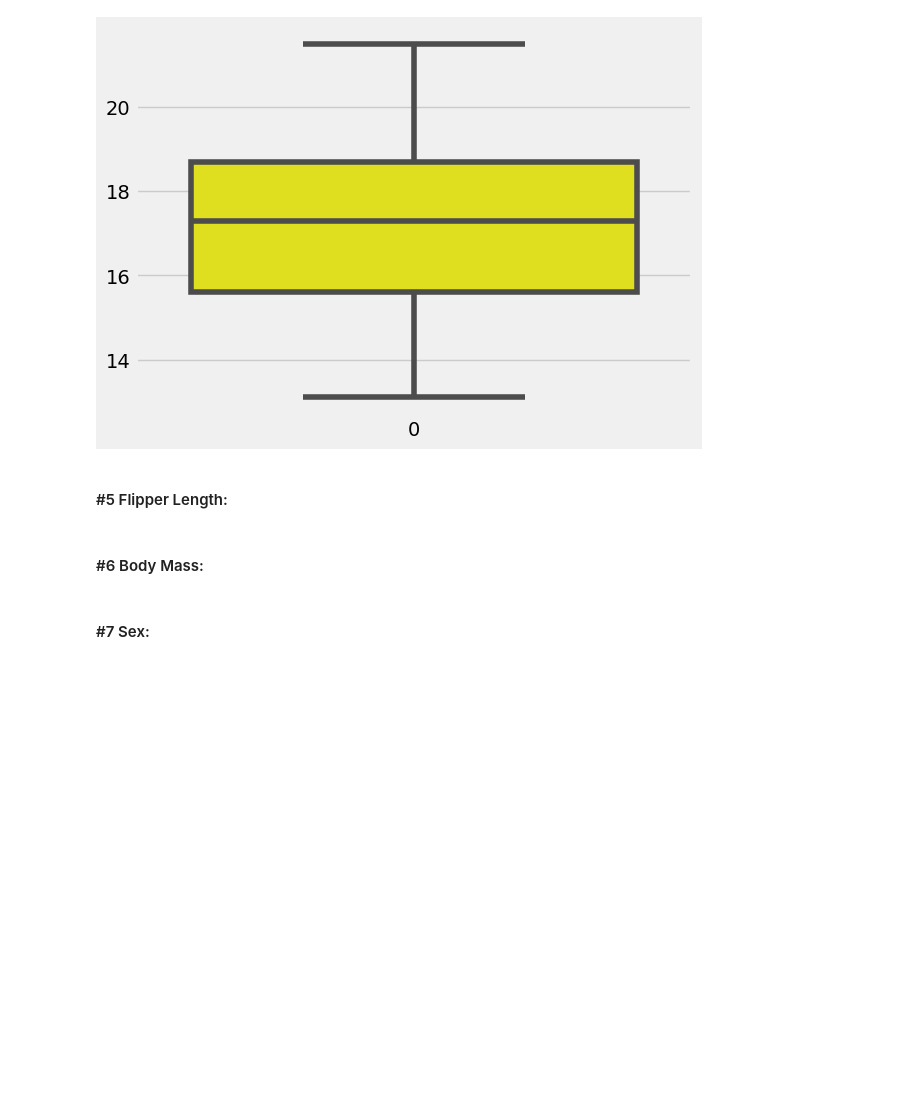
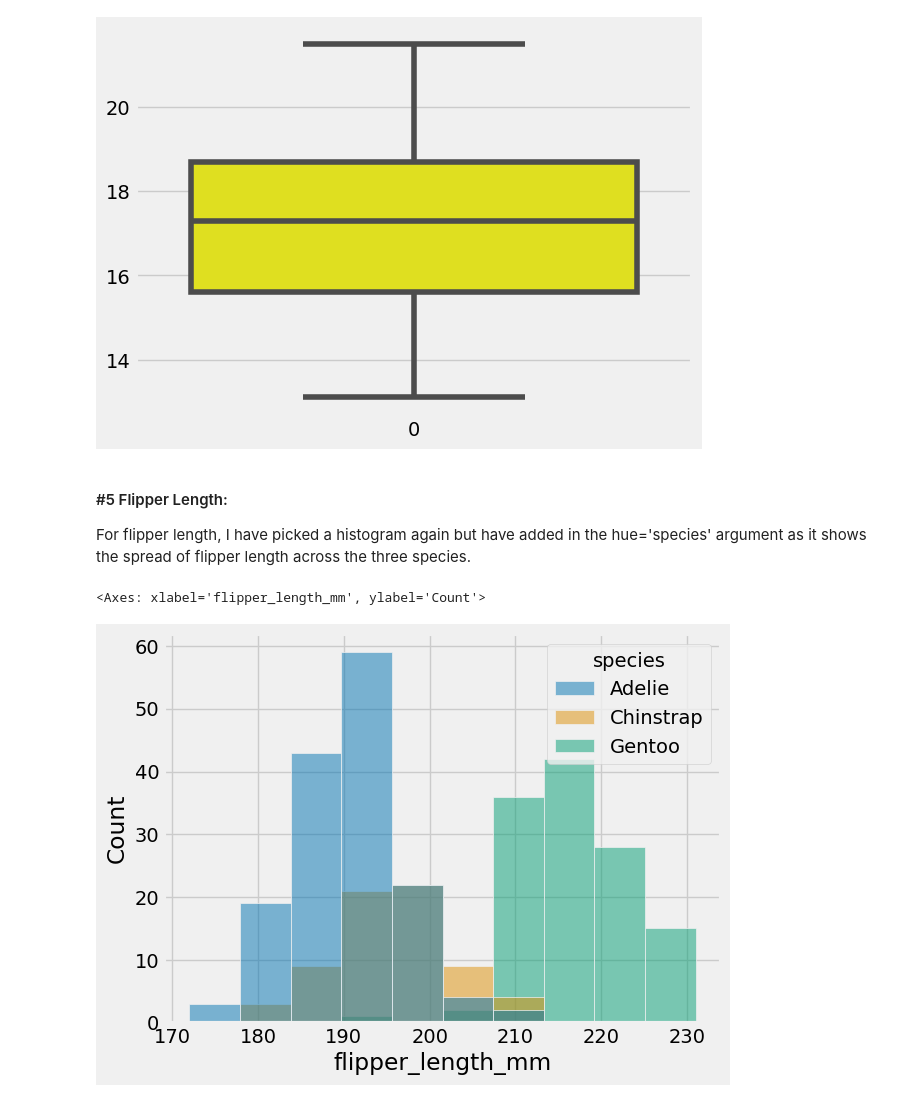
Before and after one commit to turps-pc90/fund_data, a Jupyter notebook: tasks.ipynb, the cells around one changed output. Drawn from its saved outputs; the diff is of its cells as text; code cells hidden in the pictures; blank space fills up the shorter version.

Commit message:
Last three variables plotted

```diff
--- a/tasks.ipynb
+++ b/tasks.ipynb
@@ -637,9 +637,12 @@ sns.boxplot(penguins['bill_depth_mm'], color='yellow')
 # %% [output]
 <Axes: >
 [figure]
-# %% [markdown]
-#### #5 Flipper Length:
-# %% [markdown]
-#### #6 Body Mass:
-# %% [markdown]
-#### #7 Sex:
+# %% [markdown]
+#### #5 Flipper Length:
+For flipper length, I have picked a histogram again but have added in the hue='species' argument as it shows the spread of flipper length across the three species.
+# %%
+# Histogram with colorblind colour palette.
+sns.histplot(x="flipper_length_mm", data=penguins_neat, hue='species', palette="colorblind")
+# %% [output]
+<Axes: xlabel='flipper_length_mm', ylabel='Count'>
+[figure, added]
```
Also changed, not shown: parts of 5 cells of this notebook.
